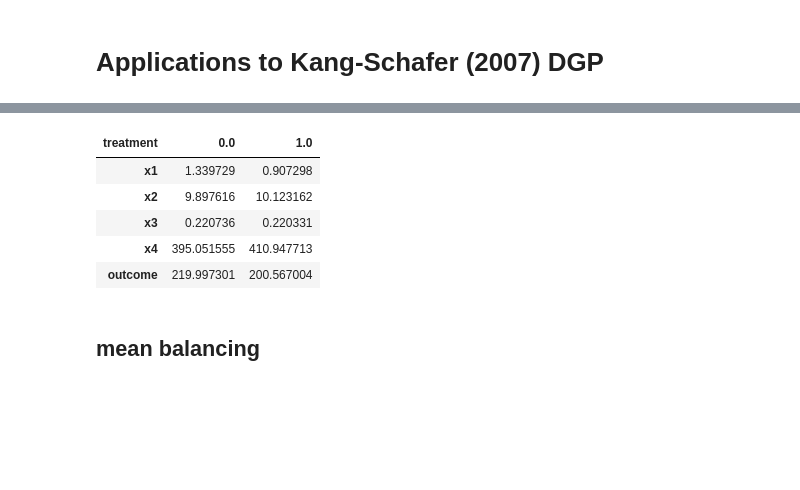
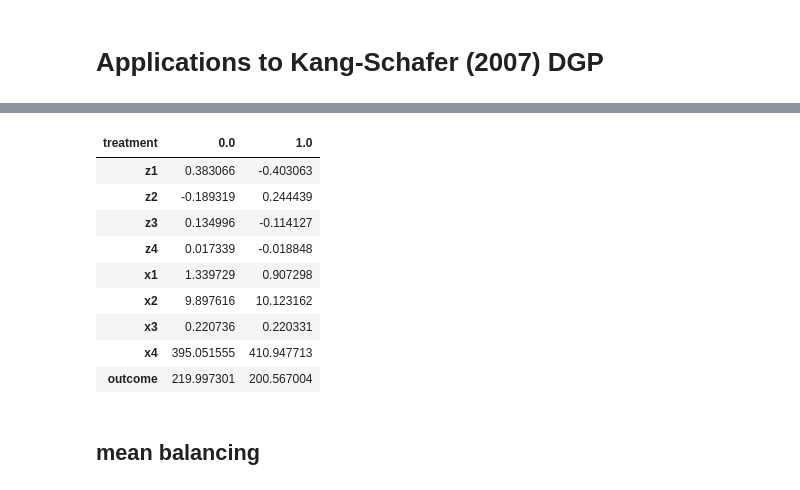
Before and after one commit to apoorvalal/cbpys, a Jupyter notebook: examples/ks.ipynb, the cells around one changed output, grey strips where cells are left out. Drawn from its saved outputs; the diff is of its cells as text; code cells hidden in the pictures; blank space fills up the shorter version.

```diff
--- a/examples/ks.ipynb
+++ b/examples/ks.ipynb
@@ -29,11 +29,17 @@ df.head()
 # %%
 w = df["treatment"].values
 # select x columns
 xn = df.filter(regex="^x", axis=1).columns
+zn = df.filter(regex="^z", axis=1).columns
 xyn = list(xn) + ['outcome']
-df.groupby("treatment")[xyn].mean().T
+zyn = list(zn) + ['treatment']
+df.groupby("treatment").mean().T
 # %% [output]
 | treatment | 0.0 | 1.0 |
+| z1 | 0.383066 | -0.403063 |
+| z2 | -0.189319 | 0.244439 |
+| z3 | 0.134996 | -0.114127 |
+| z4 | 0.017339 | -0.018848 |
 | x1 | 1.339729 | 0.907298 |
 | x2 | 9.897616 | 10.123162 |
 | x3 | 0.220736 | 0.220331 |
```
Also changed, not shown: parts of 15 cells of this notebook.
